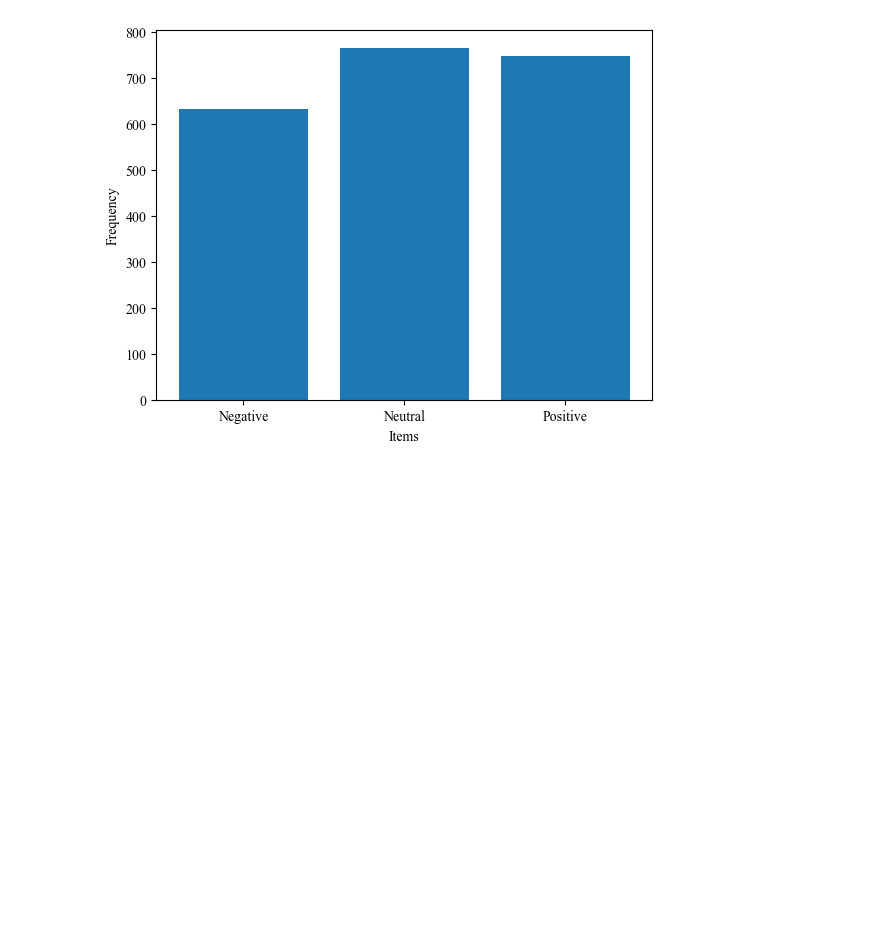
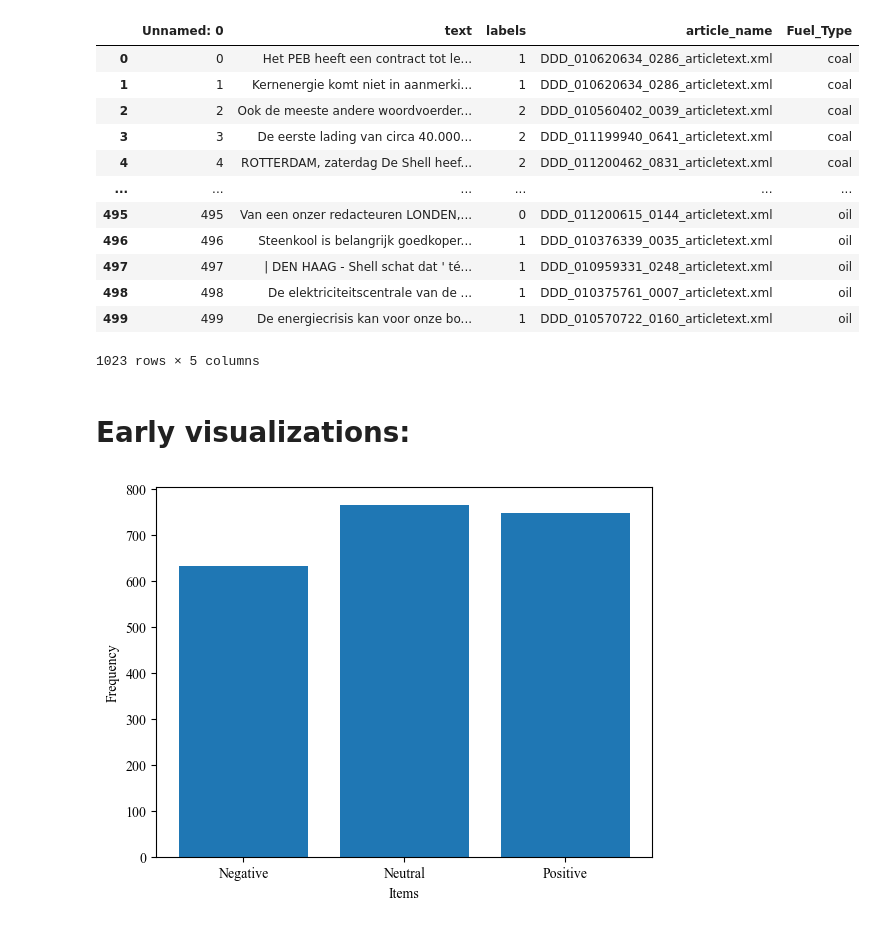
Before and after one commit to Ketskapow/ADS-Thesis-Project, a Jupyter notebook: data_exploration.ipynb, the cells around one changed output. Drawn from its saved outputs; the diff is of its cells as text; code cells hidden in the pictures; blank space fills up the shorter version.

```diff
--- a/data_exploration.ipynb
+++ b/data_exploration.ipynb
@@ -68,3 +123,21 @@ dataframes_per_year['1990s']
+# %%
+dataframes_per_year2['1970s']
+# %% [output]
+|  | Unnamed: 0 | text | labels | article_name | Fuel_Type |
+| 0 | 0 | Het PEB heeft een contract tot le... | 1 | DDD_010620634_0286_articletext.xml | coal |
+| 1 | 1 | Kernenergie komt niet in aanmerki... | 1 | DDD_010620634_0286_articletext.xml | coal |
+| 2 | 2 | Ook de meeste andere woordvoerder... | 2 | DDD_010560402_0039_articletext.xml | coal |
+| 3 | 3 | De eerste lading van circa 40.000... | 2 | DDD_011199940_0641_articletext.xml | coal |
+| 4 | 4 | ROTTERDAM, zaterdag De Shell heef... | 2 | DDD_011200462_0831_articletext.xml | coal |
+| ... | ... | ... | ... | ... | ... |
+| 495 | 495 | Van een onzer redacteuren LONDEN,... | 0 | DDD_011200615_0144_articletext.xml | oil |
+| 496 | 496 | Steenkool is belangrijk goedkoper... | 1 | DDD_010376339_0035_articletext.xml | oil |
+| 497 | 497 | | DEN HAAG - Shell schat dat ' té... | 1 | DDD_010959331_0248_articletext.xml | oil |
+| 498 | 498 | De elektriciteitscentrale van de ... | 1 | DDD_010375761_0007_articletext.xml | oil |
+| 499 | 499 | De energiecrisis kan voor onze bo... | 1 | DDD_010570722_0160_articletext.xml | oil |
+1023 rows × 5 columns
+# %% [markdown]
+# Early visualizations:
 # %%
 import matplotlib.pyplot as plt
 
```
Also changed, not shown: parts of 6 cells of this notebook, 2 other files.
